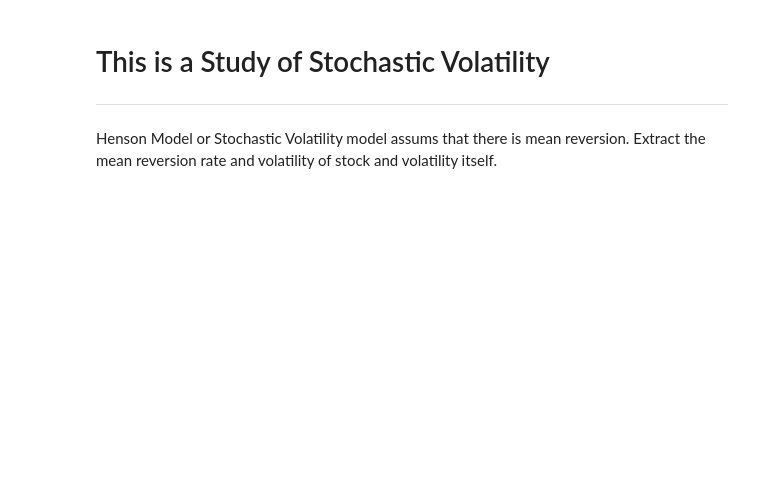
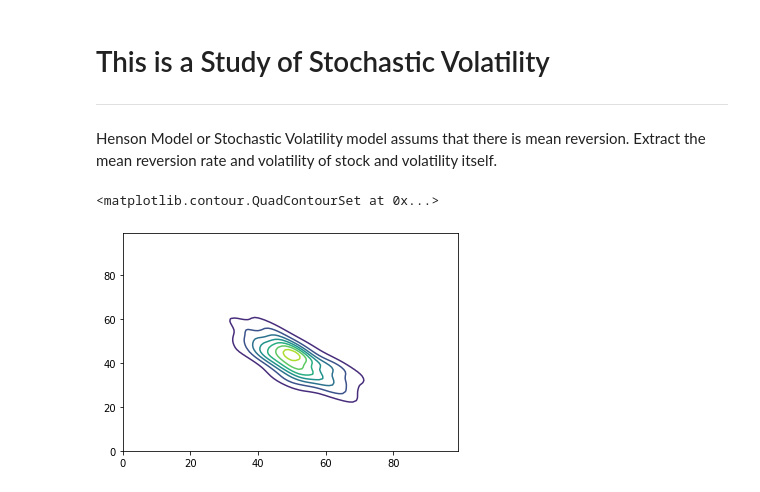
Before and after one commit to sidbannet/stockhealth, a Jupyter notebook: examples/study-stochastic-volatility.ipynb, the cells around one changed output. Saved outputs shown, nothing was run; the diff lists cells and outputs as text; code cells hidden in the pictures; blank space fills up the shorter version.

Commit message:
WIP Extract Heston model features using KDE

```diff
--- a/examples/study-stochastic-volatility.ipynb
+++ b/examples/study-stochastic-volatility.ipynb
@@ -17,6 +18,12 @@ import seaborn as sns
 goog = Ts('GOOG')
 goog_training = Trends(stock=goog, number_of_days=30,)
 goog_sim = Mcs(trained_model=goog_training, number_of_days=30,)
+# %%
+f1, f2 = goog_training.extract_model_features(number_of_days=30)
+plt.contour(f1)
+# %% [output]
+<matplotlib.contour.QuadContourSet at 0x...>
+[figure, added]
 # %%
 goog_sim.solve()
 # %%
```
Also changed, not shown: parts of 5 cells of this notebook, 1 other file.
